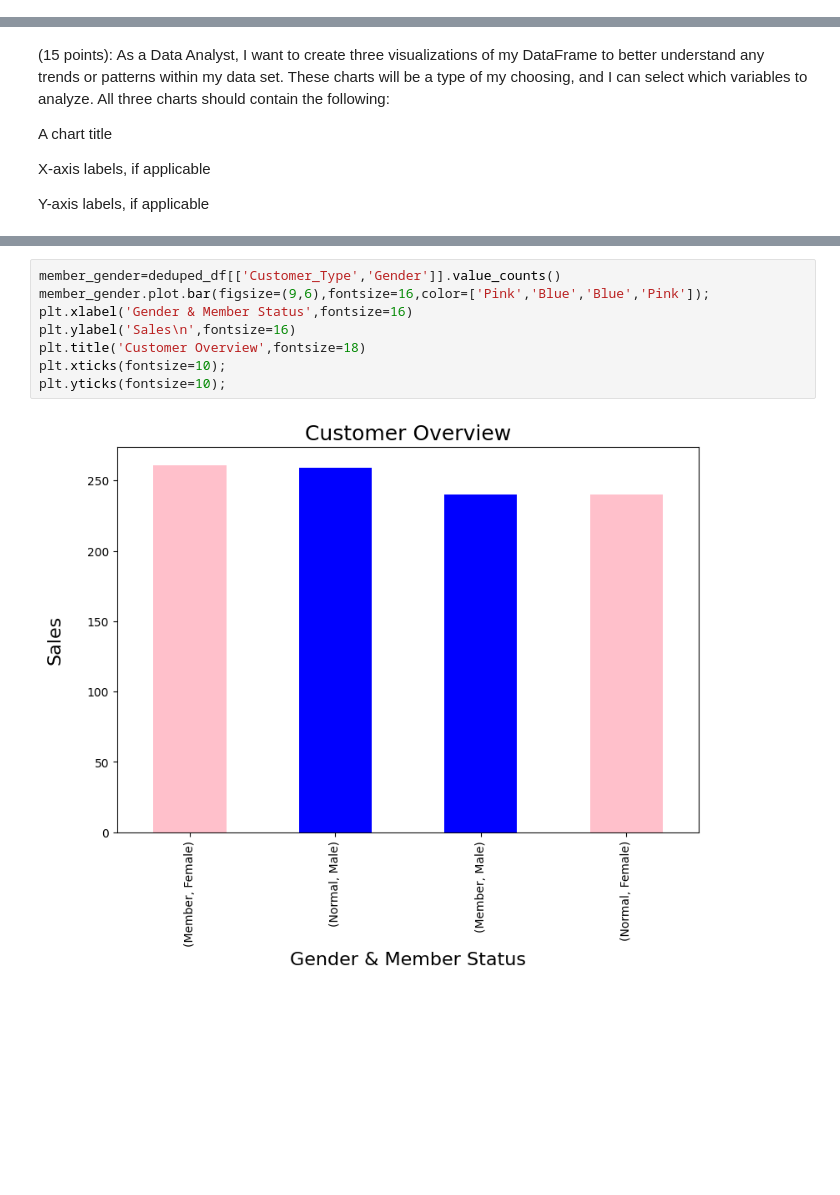
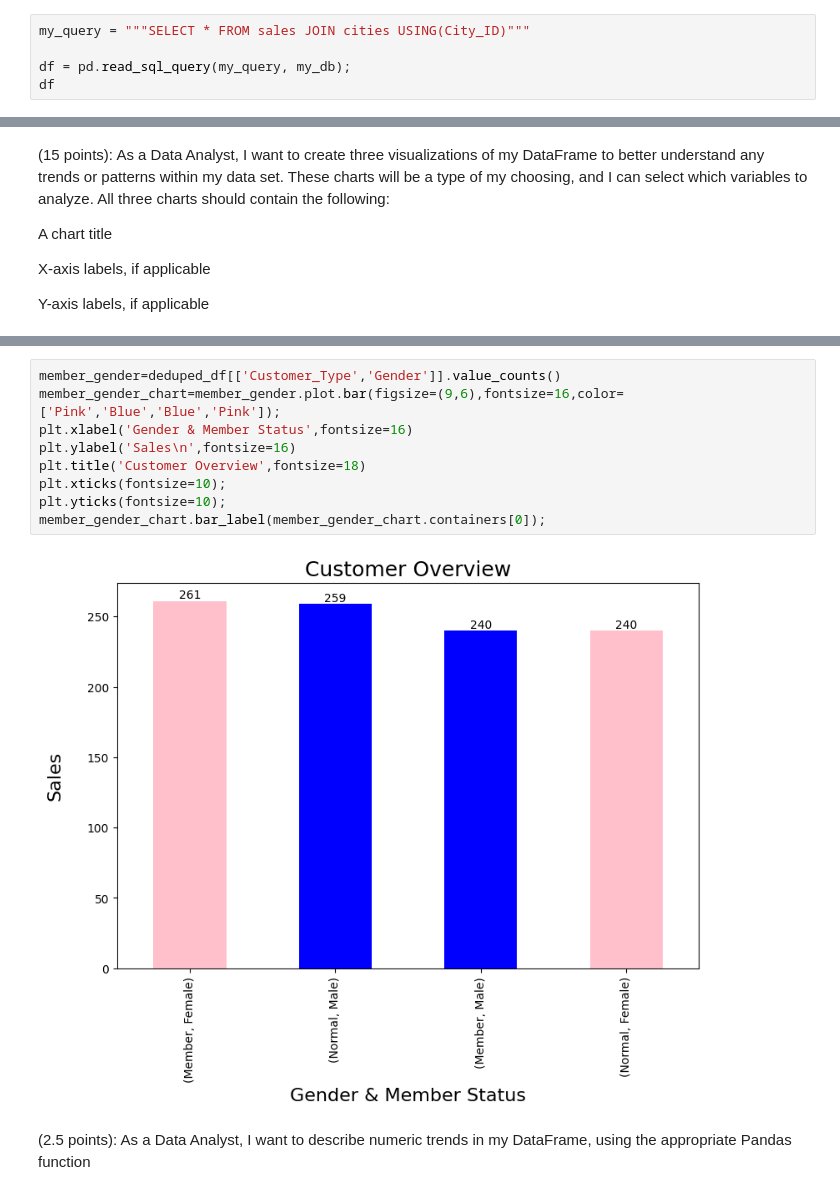
Before and after one commit to anbenbow/Exploratory-Data-Analysis-Part-1-2, a Jupyter notebook: Exploratory Data Analysis Part 1 & 2.ipynb, the cells around one changed output, grey strips where cells are left out. Drawn from its saved outputs; the diff is of its cells as text; blank space fills up the shorter version.

```diff
--- a/Exploratory Data Analysis Part 1 & 2.ipynb
+++ b/Exploratory Data Analysis Part 1 & 2.ipynb
@@ -39,0 +13,5 @@ df
+# %%
+my_query = """SELECT * FROM sales JOIN cities USING(City_ID)"""
+
+df = pd.read_sql_query(my_query, my_db);
+df
@@ -132,10 +121,13 @@ plt.yticks(fontsize=10);
 # %%
 member_gender=deduped_df[['Customer_Type','Gender']].value_counts()
-member_gender.plot.bar(figsize=(9,6),fontsize=16,color=['Pink','Blue','Blue','Pink']);
+member_gender_chart=member_gender.plot.bar(figsize=(9,6),fontsize=16,color=['Pink','Blue','Blue','Pink']);
 plt.xlabel('Gender & Member Status',fontsize=16)
 plt.ylabel('Sales\n',fontsize=16)
 plt.title('Customer Overview',fontsize=18)
 plt.xticks(fontsize=10);
 plt.yticks(fontsize=10);
+member_gender_chart.bar_label(member_gender_chart.containers[0]);
 # %% [output]
-[figure, old version]
+[figure, new version]
+# %% [markdown]
+(2.5 points): As a Data Analyst, I want to describe numeric trends in my DataFrame, using the appropriate Pandas function
```
Also changed, not shown: parts of 13 cells of this notebook.
